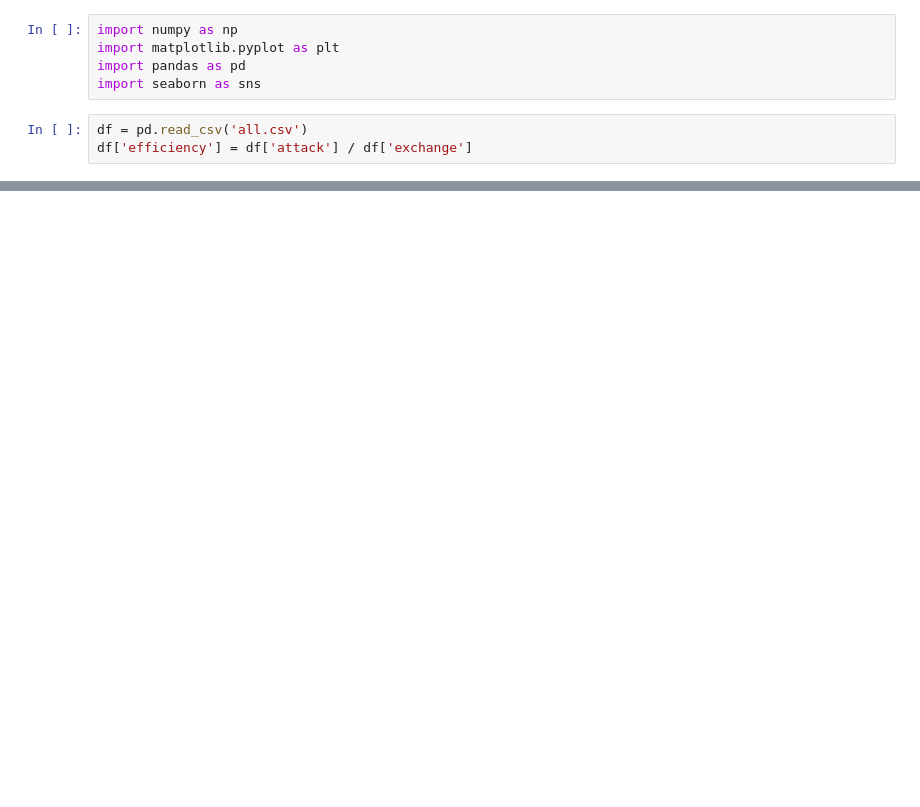
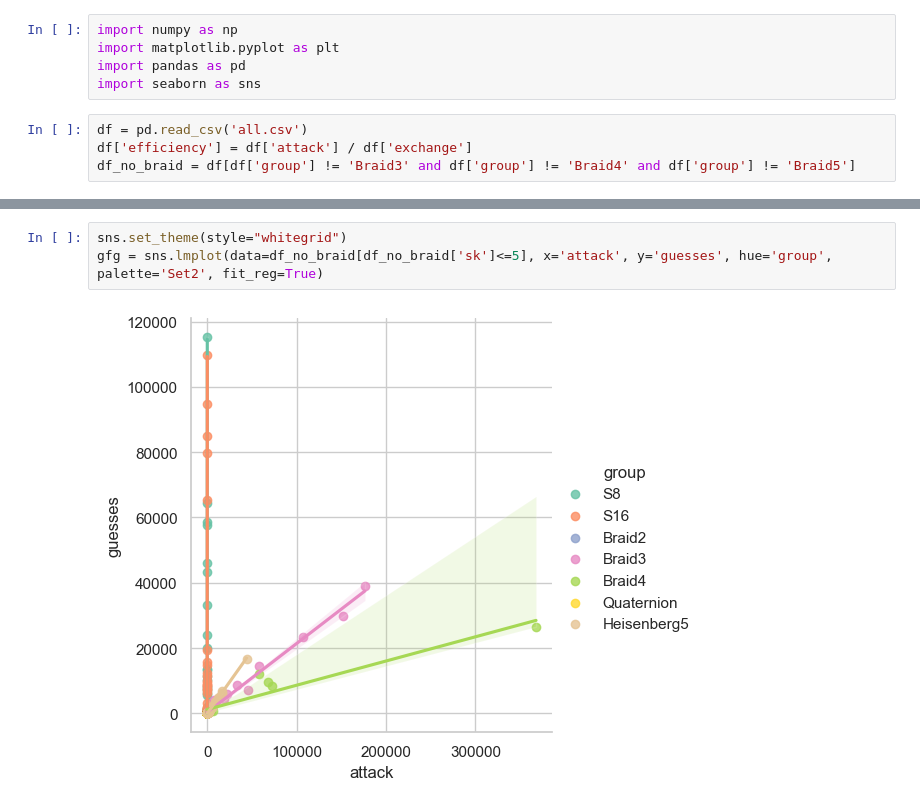
Before and after one commit to reednel/aag, a Jupyter notebook: simulations/ManyGroups.ipynb, the cells around one changed output, grey strips where cells are left out. Saved outputs shown, nothing was run; the diff lists cells and outputs as text; blank space fills up the shorter version.

```diff
--- a/simulations/ManyGroups.ipynb
+++ b/simulations/ManyGroups.ipynb
@@ -6,6 +6,7 @@ import seaborn as sns
 # %%
 df = pd.read_csv('all.csv')
 df['efficiency'] = df['attack'] / df['exchange']
+df_no_braid = df[df['group'] != 'Braid3' and df['group'] != 'Braid4' and df['group'] != 'Braid5']
 # %%
 sns.set_theme(style="whitegrid")
 gfg = sns.pairplot(data=df[df['sk'] <= 5], hue='group')
@@ -21,3 +28,8 @@ plt.show()
+# %%
+sns.set_theme(style="whitegrid")
+gfg = sns.lmplot(data=df_no_braid[df_no_braid['sk']<=5], x='attack', y='guesses', hue='group', palette='Set2', fit_reg=True)
+# %% [output]
+[figure, added]
 # %%
 # compare effects of sk and cardinality on attack time/exchange time
 sns.set_theme(style="whitegrid")
```
Also changed, not shown: parts of 7 cells of this notebook, 3 other files.
